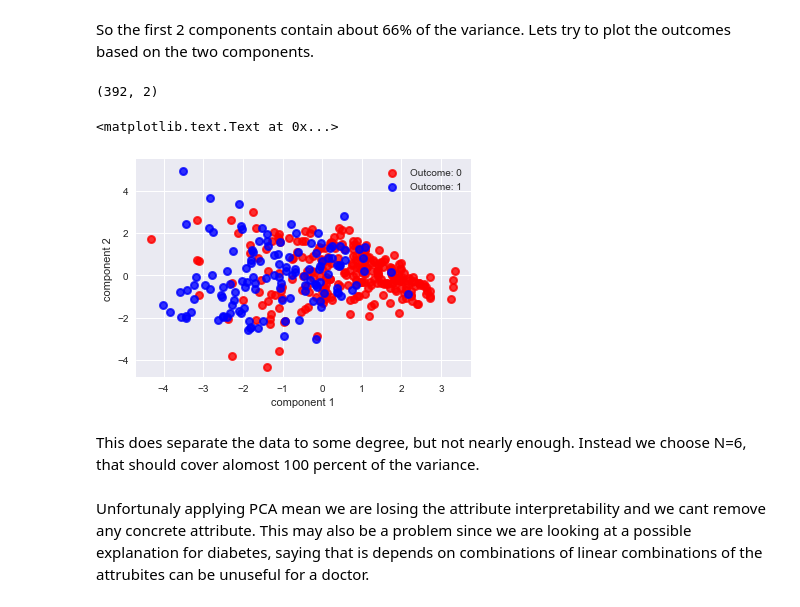
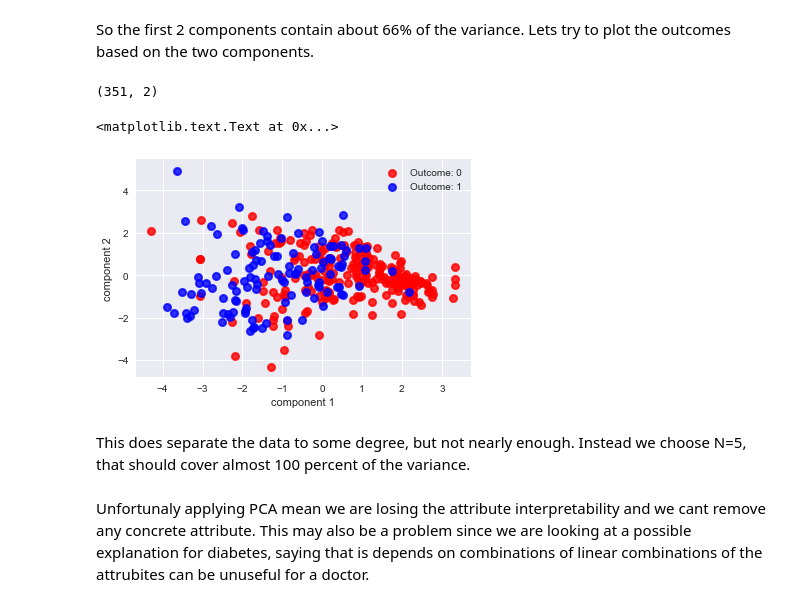
Before and after one commit to Tranhd/Diabetes-Classification, a Jupyter notebook: Exploratory Analysis.ipynb, the cells around one changed output. Cells and saved outputs as stored; diff of their text form; code cells hidden in the pictures.

```diff
--- a/Exploratory Analysis.ipynb
+++ b/Exploratory Analysis.ipynb
@@ -358 +374,10 @@ We notice high positive correlations between Age and pregnecies, which is logica
+# %%
+from sklearn.model_selection import train_test_split
+ground_truth = data["Outcome"]
+data_temp = data.drop(["Outcome"], axis = 1)
+cols = data.columns
+x_train, x_test, y_train, y_test = train_test_split(data_temp, ground_truth, test_size=0.1, random_state = 22)
+trainingdata = pd.DataFrame(np.hstack((x_train, y_train[:,np.newaxis])), columns = data.columns)
+testdata = pd.DataFrame(np.hstack((x_test, y_test[:,np.newaxis])), columns = data.columns)
+testdata.to_csv('input/Test.csv', index=False)
 # %% [markdown]
@@ -364,9 +389,10 @@ Lets have a look at the importance of the attributes features for predicting the
 # %% [markdown]
 We normalize the data to reduce sensitivity to the scale of attributes. Both logistic regression and KNN is also sensitive to the realitive size between the attributes. In logistic regression the weights will be updated faster for large attributes and a small change in the weights for the large attribute will have an larger impact on the prediction. In KNN we are comparing distances and if one attribute is significantly larger then the others it will dominate the distances.
 # %%
-test = datanoNan["Outcome"].astype(float)
-train = datanoNan.drop(["Outcome"], axis=1)
-train = train.apply(lambda x: (x - np.mean(x))/np.std(x)) # Z Standardization
-train.head()
+datanoNan = trainingdata.dropna(axis=0)
+train_y = datanoNan["Outcome"].astype(float)
+train_x = datanoNan.drop(["Outcome"], axis=1)
+train_x = train_x.apply(lambda x: (x - np.mean(x))/np.std(x)) # Z Standardization
+train_x.head()
 # %% [output]
 |  | Pregnancies | Glucose | BloodPressure | SkinThickness | Insulin | BMI | DiabetesPedigreeFunction | Age |
@@ -383,7 +409,7 @@ import Utilities.mypca as PCA
 The cumulative explained variance ratio as a function of the number of PC used:
 # %%
 pca = PCA.MyPCA()
-pca.fit(train)
+pca.fit(train_x)
 plt.plot(np.cumsum(pca.explained_variance_ratio))
 plt.xlabel('number of components')
 plt.ylabel('cumulative explained variance');
@@ -392,19 +418,19 @@ plt.ylabel('cumulative explained variance');
 # %% [markdown]
 So the first 2 components contain about 66% of the variance. Lets try to plot the outcomes based on the two components.
 # %%
-projected = pca.fit_transform(2, train)
+projected = pca.fit_transform(2, train_x)
 print(projected.shape)
 
-for color, i, t in zip(['red', 'blue'], [0, 1], test,):
-    plt.scatter(projected[test == i, 0], projected[test == i, 1], color=color, alpha=.8, lw=2,
+for color, i, t in zip(['red', 'blue'], [0, 1], train_y,):
+    plt.scatter(projected[train_y == i, 0], projected[train_y == i, 1], color=color, alpha=.8, lw=2,
                 label= "Outcome: " + str(i))
 plt.legend(loc='best', scatterpoints=1)
 plt.xlabel('component 1')
 plt.ylabel('component 2')
 # %% [output]
-(392, 2)
+(351, 2)
 <matplotlib.text.Text at 0x...>
-[figure, old version]
+[figure, new version]
 # %% [markdown]
-This does separate the data to some degree, but not nearly enough. Instead we choose N=6, that should cover alomost 100 percent of the variance.
+This does separate the data to some degree, but not nearly enough. Instead we choose N=5, that should cover almost 100 percent of the variance.
 # %%
```
Also changed, not shown: parts of 29 cells of this notebook, 7 other files.
